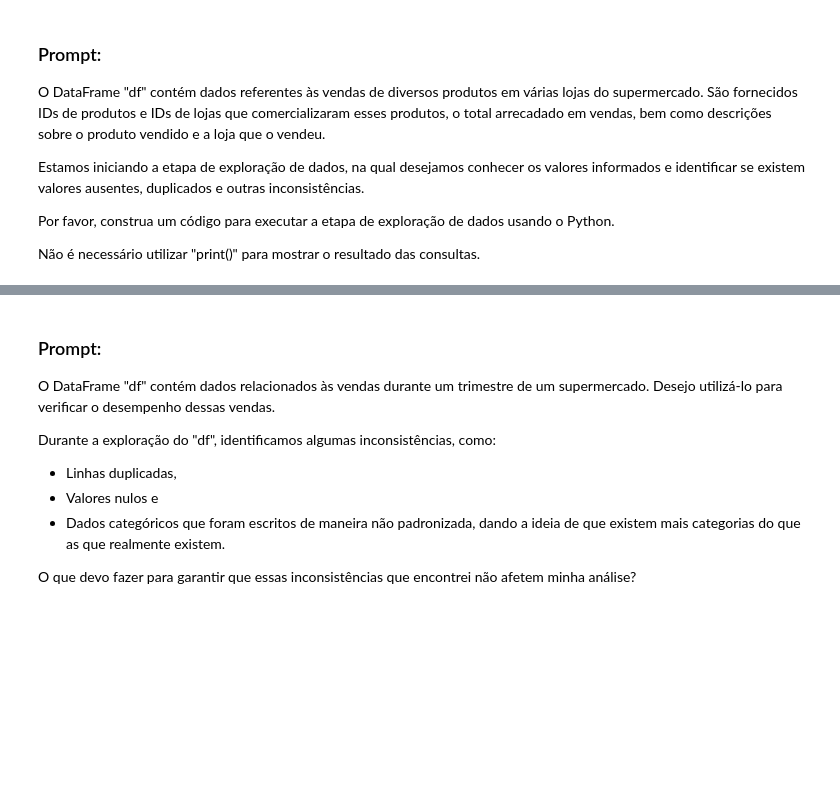
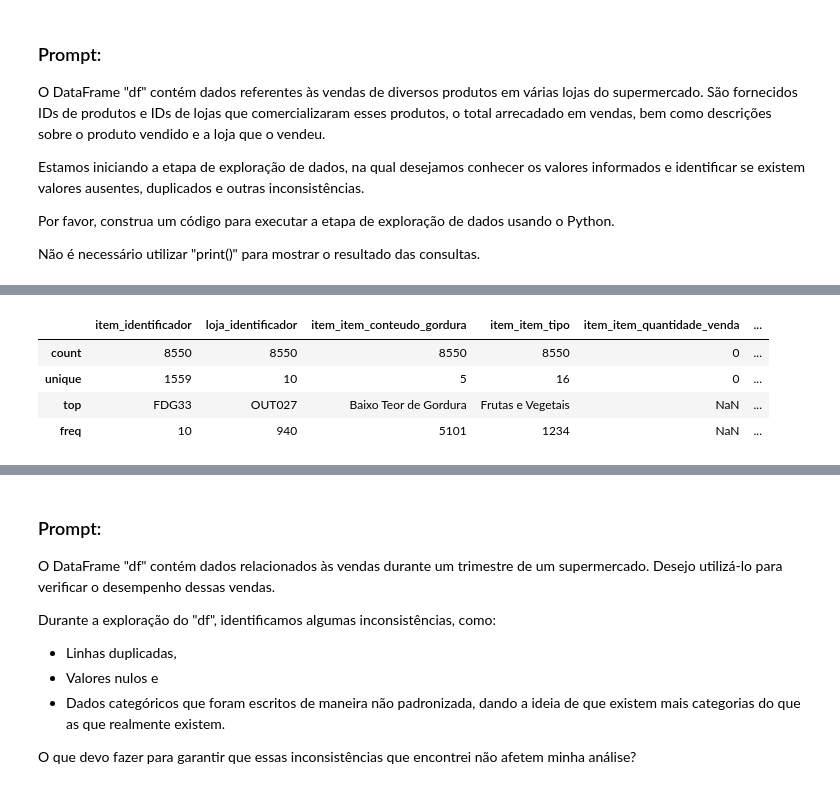
Before and after one commit to dorvalneto/IA_experimental, a Jupyter notebook: Notebook_Análise_de_dados_com_Python_utilizando_o_ChatGPT_como_assistente.ipynb, the cells around one changed output, grey strips where cells are left out. Saved outputs shown, nothing was run; the diff lists cells and outputs as text; code cells hidden in the pictures; blank space fills up the shorter version.

```diff
--- a/Notebook_Análise_de_dados_com_Python_utilizando_o_ChatGPT_como_assistente.ipynb
+++ b/Notebook_Análise_de_dados_com_Python_utilizando_o_ChatGPT_como_assistente.ipynb
@@ -36,0 +103,8 @@ Não é necessário utilizar "print()" para mostrar o resultado das consultas.
+# %%
+descriptive_stats_non_numeric
+# %% [output]
+|  | item_identificador | loja_identificador | item_item_conteudo_gordura | item_item_tipo | item_item_quantidade_venda | ... |
+| count | 8550 | 8550 | 8550 | 8550 | 0 | ... |
+| unique | 1559 | 10 | 5 | 16 | 0 | ... |
+| top | FDG33 | OUT027 | Baixo Teor de Gordura | Frutas e Vegetais | NaN | ... |
+| freq | 10 | 940 | 5101 | 1234 | NaN | ... |
```
Also changed, not shown: parts of 12 cells of this notebook.
